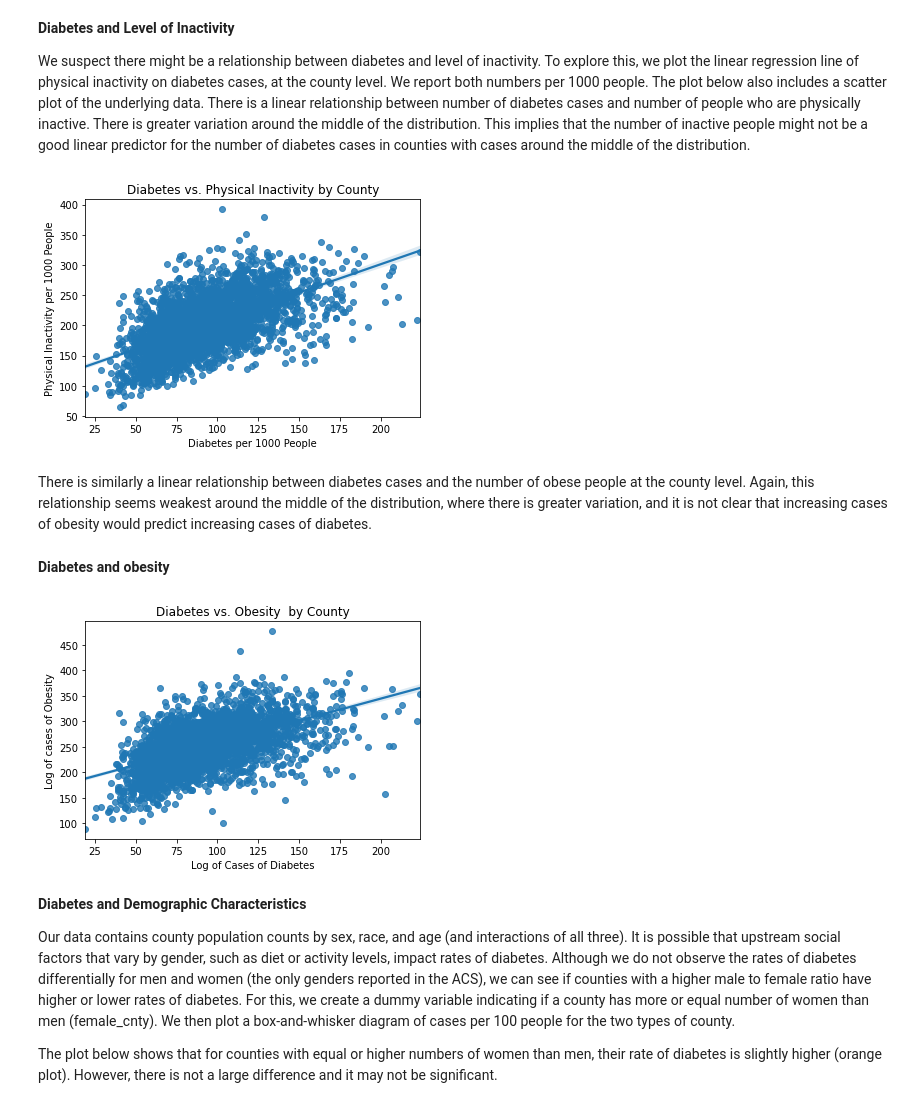
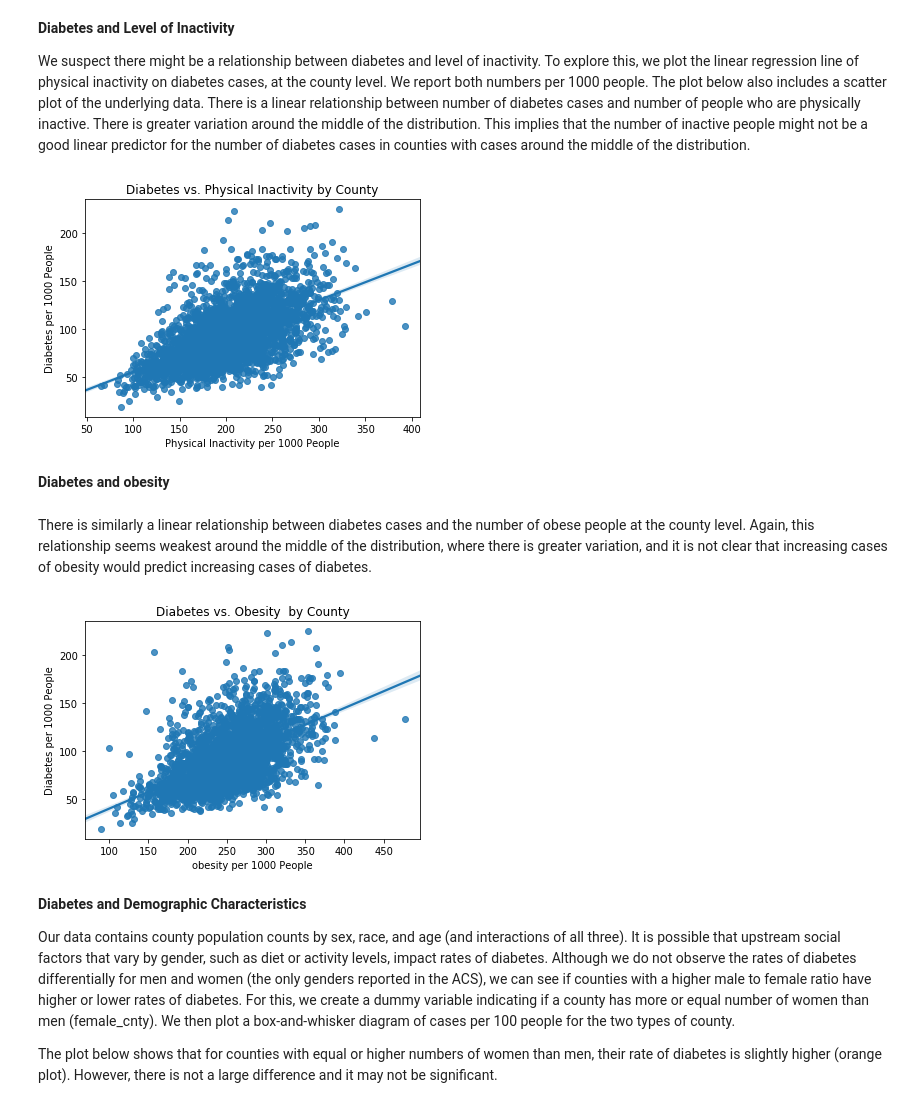
Before and after one commit to yaelnidam/CSS_Project2_Team1_Fall2020, a Jupyter notebook: project2.ipynb, the cells around one changed output. Drawn from its saved outputs; the diff is of its cells as text; code cells hidden in the pictures.

```diff
--- a/project2.ipynb
+++ b/project2.ipynb
@@ -121,10 +121,6 @@ diabetes['physical_inactivity_per1000'] = diabetes['Physical_Inactivity_Number']
 
 # calculate diabetes cases per 100 people
 diabetes['obesity_per1000'] = diabetes['Obesity_Number']/diabetes['race_total population']*1000
-
-
-# calculate log of diabetes cases
-diabetes['ln_diabetes'] = np.log(diabetes["Diabetes_Number"])
 # %% [markdown]
 The plot below shows that the percentage of people with diabetes is roughly normally distributed across counties, with a mean around 10%. This corresponds to the percentage of the population with diabetes reported by the [American Diabetes Association](https://www.diabetes.org/resources/statistics/statistics-about-diabetes).
 # %%
@@ -140,29 +136,23 @@ plt.xlabel("Cases per 1,000 People");
 
 We suspect there might be a relationship between diabetes and level of inactivity. To explore this, we plot the linear regression line of physical inactivity on diabetes cases, at the county level. We report both numbers per 1000 people. The plot below also includes a scatter plot of the underlying data. There is a linear relationship between number of diabetes cases and number of people who are physically inactive. There is greater variation around the middle of the distribution. This implies that the number of inactive people might not be a good linear predictor for the number of diabetes cases in counties with cases around the middle of the distribution.
 # %%
-# take log of physically inactive
-
-sns.regplot(data = diabetes, x = 'diabetes_per1000', y = 'physical_inactivity_per1000', scatter = True)
+sns.regplot(data = diabetes, x ='physical_inactivity_per1000' , y = 'diabetes_per1000', scatter = True)
 plt.title("Diabetes vs. Physical Inactivity by County")
-plt.xlabel("Diabetes per 1000 People")
-plt.ylabel("Physical Inactivity per 1000 People");
+plt.xlabel("Physical Inactivity per 1000 People")
+plt.ylabel("Diabetes per 1000 People");
 # %% [output]
-[figure, old version]
+[figure, new version]
+# %% [markdown]
+__Diabetes and obesity__
 # %% [markdown]
 There is similarly a linear relationship between diabetes cases and the number of obese people at the county level. Again, this relationship seems weakest around the middle of the distribution, where there is greater variation, and it is not clear that increasing cases of obesity would predict increasing cases of diabetes.
-# %% [markdown]
-__Diabetes and obesity__
 # %%
-# Diabetes and obesity
-## EDIT LABELS
-#diabetes['ln_obesity'] = np.log(diabetes["Obesity_Number"])
-
-sns.regplot(data = diabetes, x = 'diabetes_per1000', y = 'obesity_per1000', scatter = True)
+sns.regplot(data = diabetes, x ='obesity_per1000' , y ='diabetes_per1000' , scatter = True)
 plt.title("Diabetes vs. Obesity  by County")
-plt.xlabel("Log of Cases of Diabetes")
-plt.ylabel("Log of cases of Obesity");
+plt.xlabel("obesity per 1000 People")
+plt.ylabel("Diabetes per 1000 People");
 # %% [output]
-[figure, old version]
+[figure, new version]
 # %% [markdown]
 **Diabetes and Demographic Characteristics**
 
```
Also changed, not shown: parts of 58 cells of this notebook.
